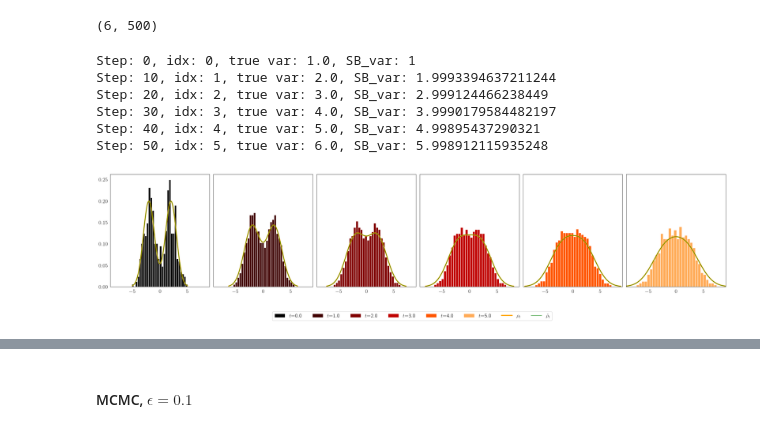
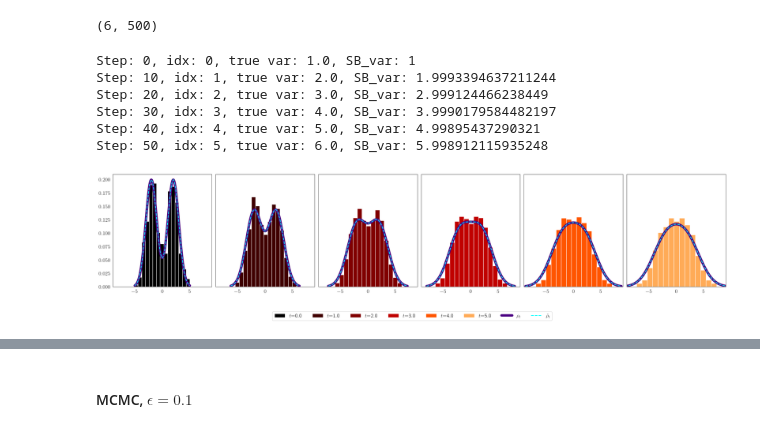
Before and after one commit to medhaaga/SchrodingerBridgeScheme, a Jupyter notebook: BP_scheme_Entropy.ipynb, the cells around one changed output, grey strips where cells are left out. Saved outputs shown, nothing was run; the diff lists cells and outputs as text; code cells hidden in the pictures.

```diff
--- a/BP_scheme_Entropy.ipynb
+++ b/BP_scheme_Entropy.ipynb
@@ -89,13 +52,0 @@ Now we compare the SB estimation with increasing number samples.
-# %%
-## THIS CODE TAKES >12 MINUTES TO RUN
-
-for i in tqdm(range(len(n_list))):
-    n = n_list[i]
-    X = X_[:n]
-    cost_mat = cost_matrix(X, X)
-    gibbs_cost, gibbs_plan, all_costs, accept = schbridge(cost_mat, eps=eps, total=1000000, discard=10000)
-    cumsum = np.cumsum(all_costs)
-    cumavg = cumsum / np.arange(1, len(all_costs) + 1)
-    gibbs_plan_list.append(gibbs_plan)
-    cost_list.append(cumavg)
-    accept_ratio_list.append(accept)
@@ -130,14 +52,0 @@ plt.plot()
-# %%
-fig, axs = plt.subplots(len(n_list), 2, figsize=(12,5*len(n_list)), gridspec_kw={'wspace': .5})
-
-for i in range(len(n_list)):
-    axs[i,0].imshow(gibbs_plan_list[i], cmap='Greys', interpolation='nearest')
-    axs[i,0].figure.colorbar(axs[i,0].images[0], ax=axs[i,0])
-    axs[i,0].set_title(f"Estimated Schrödinger Bridge, n = {n_list[i]}")
-    axs[i,1].plot(np.arange(len(cost_list[i]))+1, cost_list[i], color='black')
-    axs[i,1].set_xlabel('Iterations')
-    axs[i,1].set_ylabel('Estimated Schrödinger cost')
-    axs[i,1].set_title(f"Evolution of Schrödinger cost, n = {n_list[i]}")
-
-plt.tight_layout()
-plt.show()
@@ -146,7 +52,0 @@ plt.show()
-# %%
-# Create Particles for forward process
-n = 500
-eps = 0.001
-mu, sigma_squared, sigma = 0, 4, 2
-X = np.random.normal(mu, sigma, n)
-cost_mat = cost_matrix(X, X)
@@ -541,36 +408,36 @@ fig, axs = plt.subplots(1, 6, figsize=(25,5), sharey=True)
 for i in range(len(plot_steps)):
     step = plot_steps[i]
     time = step*step_size
     xlim = 9
     color = cmap(i/len(plot_steps))
 
-    axs[i].hist(X_SB[plot_steps[i]//10 ,:], color=color, edgecolor='white', bins=30, density=True, label=f'$t$={time}')
+    axs[i].hist(X_SB[plot_steps[i]//10 ,:], color=color, edgecolor='white', bins=15, density=True, label=f'$t$={time}')
 
     true_var = sigma_squared + time
     SB_var = forward_SB_var(sigma_squared, step_size, k=step)
     print(f'Step: {step}, idx: {plot_steps[i]//10}, true var: {true_var}, SB_var: {SB_var}')
     x, pdf_values = draw_gaussian_mix(mu1=mu1, mu2=mu2, std_dev=np.sqrt(true_var))
     if i == len(plot_steps)-1:
-        axs[i].plot(x, pdf_values, label=r'$\rho_t$', color='orange', linewidth=3)
+        axs[i].plot(x, pdf_values, label=r'$\rho_t$', color='indigo', linewidth=7)
     else:
-        axs[i].plot(x, pdf_values, color='orange', linewidth=3)
+        axs[i].plot(x, pdf_values, color='indigo', linewidth=7)
 
     x, pdf_values = draw_gaussian_mix(mu1=mu1, mu2=mu2, std_dev=np.sqrt(SB_var))
     if i == len(plot_steps)-1:
-        axs[i].plot(x, pdf_values, label=r'$\hat \rho_t$', color='green', linewidth=1)
+        axs[i].plot(x, pdf_values, label=r'$\hat \rho_t$', color='aqua', linewidth=2, linestyle='--')
     else:
-        axs[i].plot(x, pdf_values, color='green', linewidth=1)
+        axs[i].plot(x, pdf_values, color='aqua', linewidth=2, linestyle='--')
 
 
     axs[i].set_xlim(-xlim, xlim)
 fig.legend(loc='lower center', bbox_to_anchor=(0.5, -0.2), ncol=len(plot_steps)+2)
 plt.tight_layout()
 plt.show()
 # %% [output]
 Step: 0, idx: 0, true var: 1.0, SB_var: 1
 Step: 10, idx: 1, true var: 2.0, SB_var: 1.9993394637211244
 Step: 20, idx: 2, true var: 3.0, SB_var: 2.999124466238449
 Step: 30, idx: 3, true var: 4.0, SB_var: 3.9990179584482197
 Step: 40, idx: 4, true var: 5.0, SB_var: 4.99895437290321
 Step: 50, idx: 5, true var: 6.0, SB_var: 5.998912115935248
-[figure, old version]
+[figure, new version]
```
Also changed, not shown: parts of 35 cells of this notebook, 17 other files.
